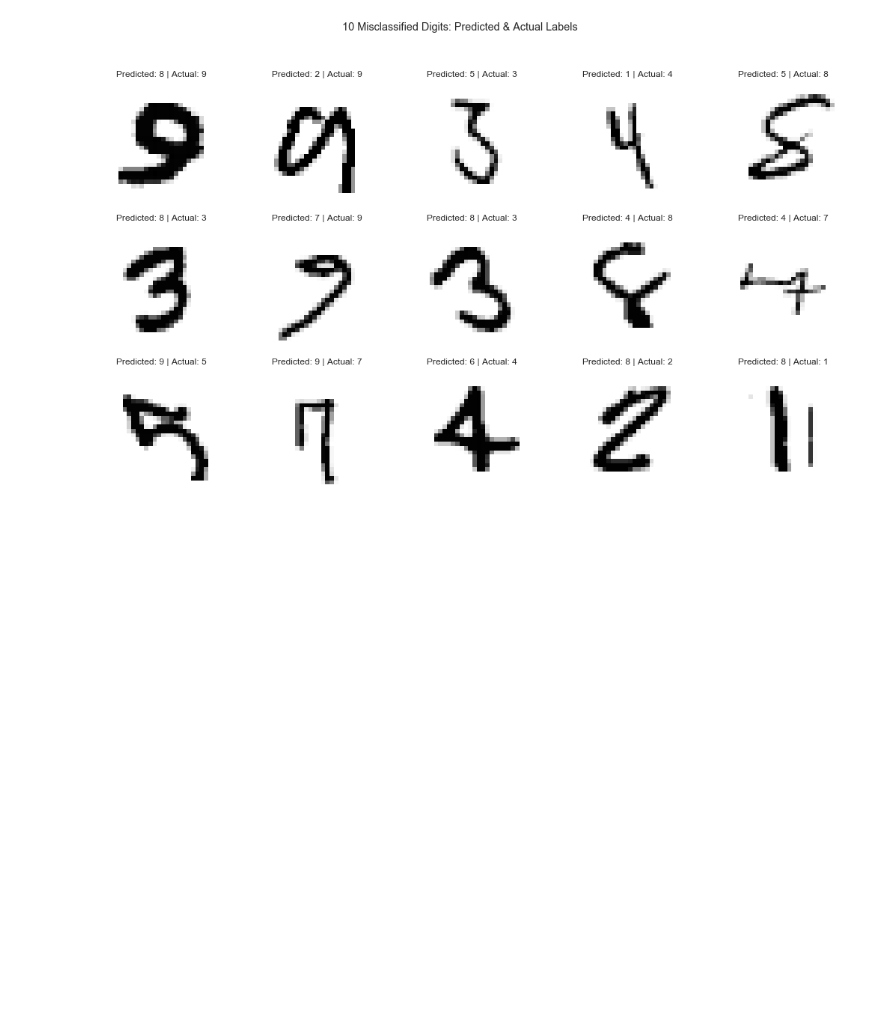
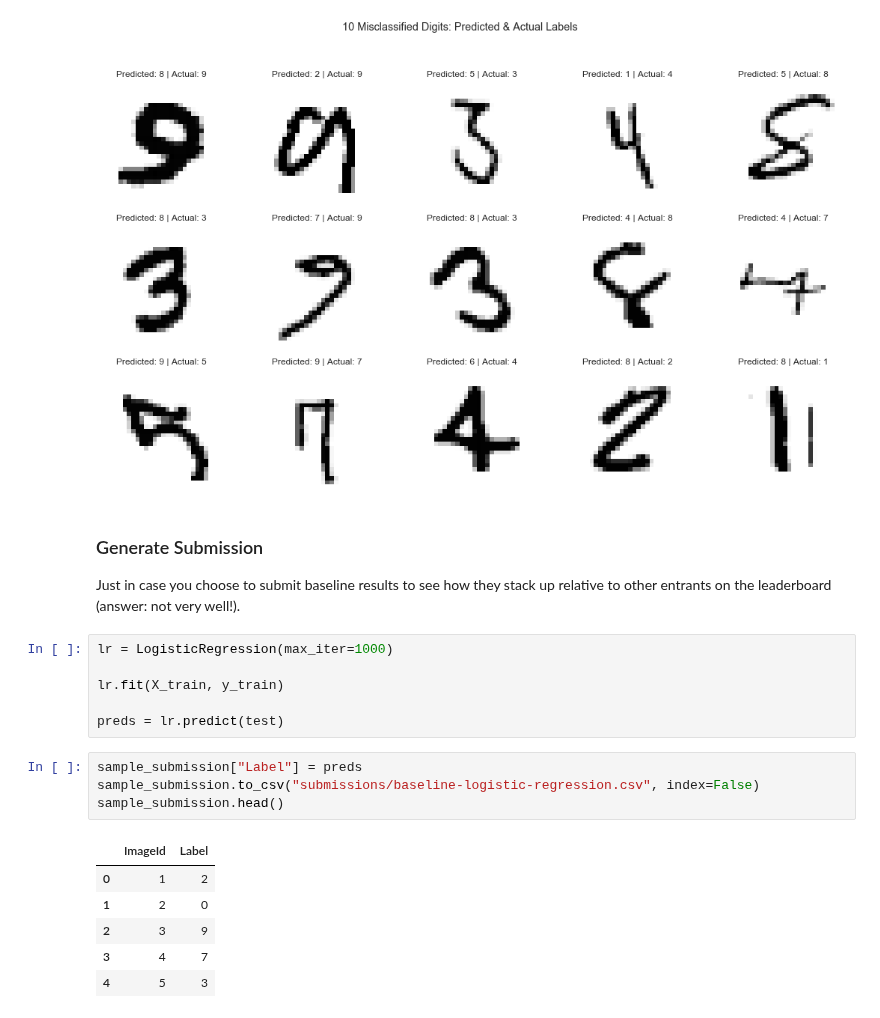
Before and after one commit to amypeniston/kaggle-competitions, a Jupyter notebook: digit-recognizer/1_EDA.ipynb, the cells around one changed output. Cells and saved outputs as stored; diff of their text form; blank space fills up the shorter version.

Commit message:
Cleaned up EDA/baseline model notebook

```diff
--- a/digit-recognizer/1_EDA.ipynb
+++ b/digit-recognizer/1_EDA.ipynb
@@ -221,3 +205,24 @@ plt.suptitle("10 Misclassified Digits: Predicted & Actual Labels", y=0.99)
 plt.show()
 # %% [output]
 [figure]
+# %% [markdown]
+### Generate Submission
+
+Just in case you choose to submit baseline results to see how they stack up relative to other entrants on the leaderboard (answer: not very well!).
+# %%
+lr = LogisticRegression(max_iter=1000)
+
+lr.fit(X_train, y_train)
+
+preds = lr.predict(test)
+# %%
+sample_submission["Label"] = preds
+sample_submission.to_csv("submissions/baseline-logistic-regression.csv", index=False)
+sample_submission.head()
+# %% [output]
+|  | ImageId | Label |
+| 0 | 1 | 2 |
+| 1 | 2 | 0 |
+| 2 | 3 | 9 |
+| 3 | 4 | 7 |
+| 4 | 5 | 3 |
```
Also changed, not shown: parts of 10 cells of this notebook, 1 other file.
